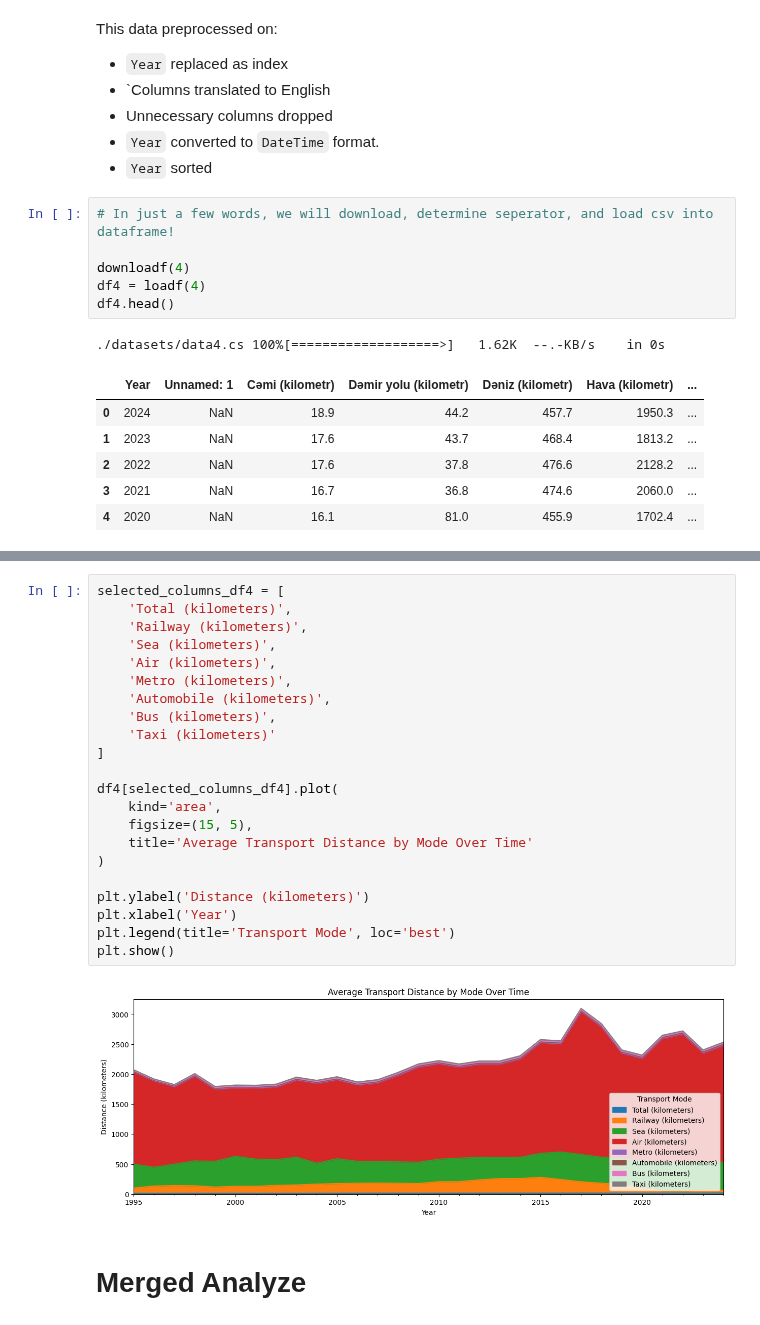
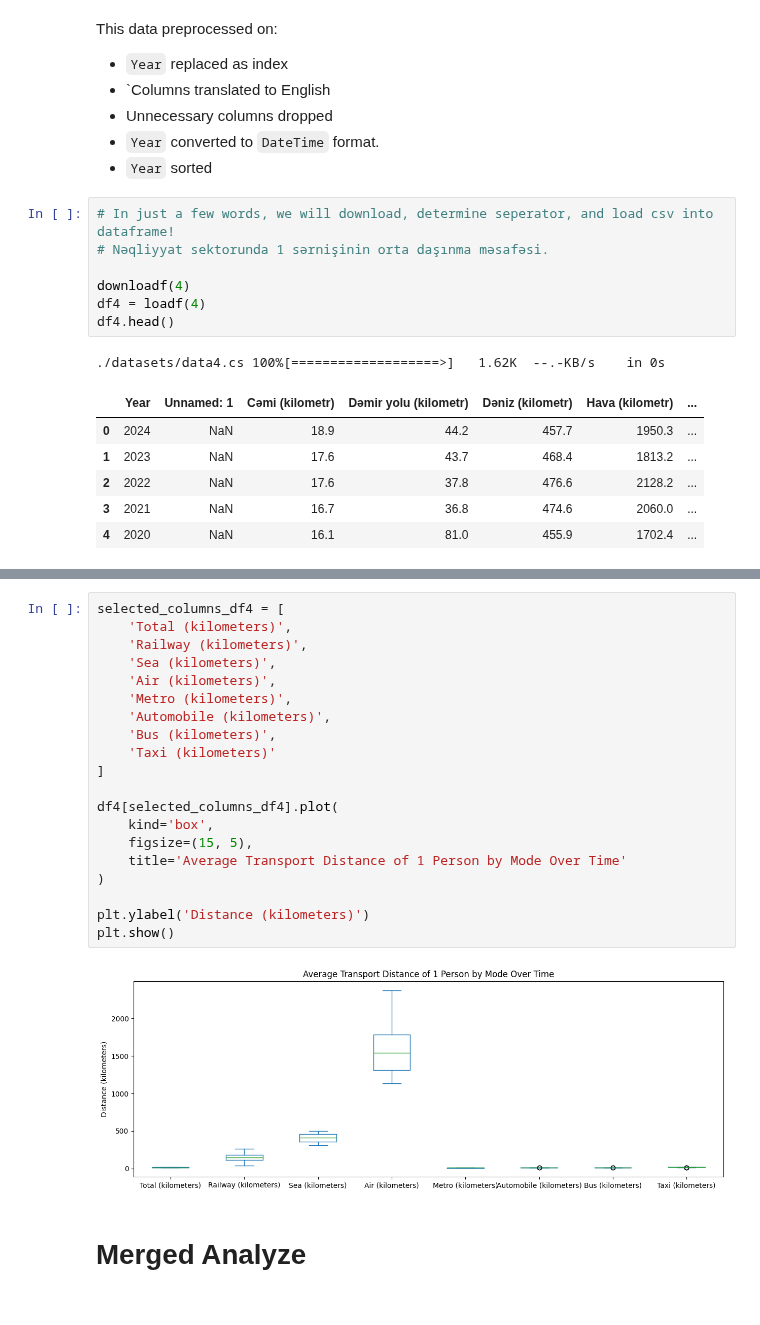
Before and after one commit to vugaer/OpenData.AZ-Analysis, a Jupyter notebook: analyze.ipynb, the cells around one changed output, grey strips where cells are left out. Saved outputs shown, nothing was run; the diff lists cells and outputs as text.

```diff
--- a/analyze.ipynb
+++ b/analyze.ipynb
@@ -349,6 +361,7 @@ This data preprocessed on:
 *    `Year` sorted
 # %%
 # In just a few words, we will download, determine seperator, and load csv into dataframe!
+# Nəqliyyat sektorunda 1 sərnişinin orta daşınma məsafəsi.
 
 downloadf(4)
 df4 = loadf(4)
@@ -394,27 +407,25 @@ df4.head()
 # %%
 selected_columns_df4 = [
     'Total (kilometers)',
     'Railway (kilometers)',
     'Sea (kilometers)',
     'Air (kilometers)',
     'Metro (kilometers)',
     'Automobile (kilometers)',
     'Bus (kilometers)',
     'Taxi (kilometers)'
 ]
 
 df4[selected_columns_df4].plot(
-    kind='area',
+    kind='box',
     figsize=(15, 5),
-    title='Average Transport Distance by Mode Over Time'
+    title='Average Transport Distance of 1 Person by Mode Over Time'
 )
 
 plt.ylabel('Distance (kilometers)')
-plt.xlabel('Year')
-plt.legend(title='Transport Mode', loc='best')
 plt.show()
 # %% [output]
-[figure, old version]
+[figure, new version]
 # %% [markdown]
 # Merged Analyze
 # %% [markdown]
```
Also changed, not shown: parts of 18 cells of this notebook.
